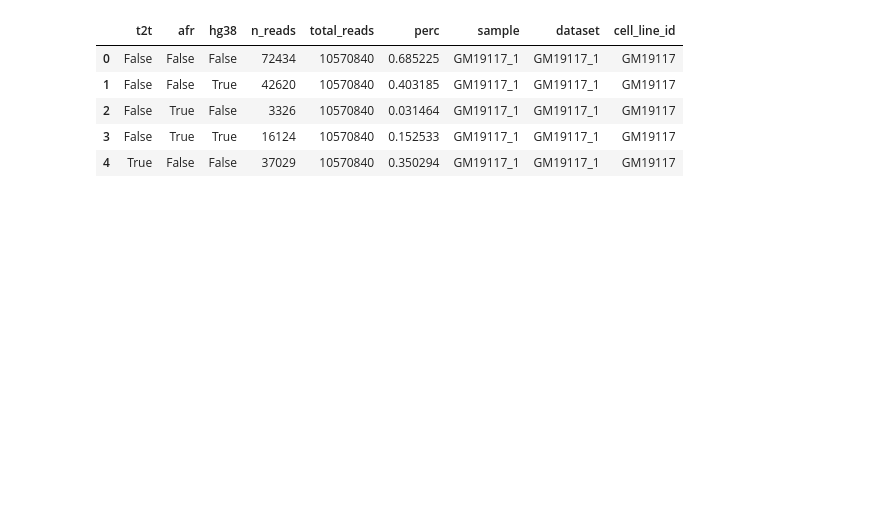
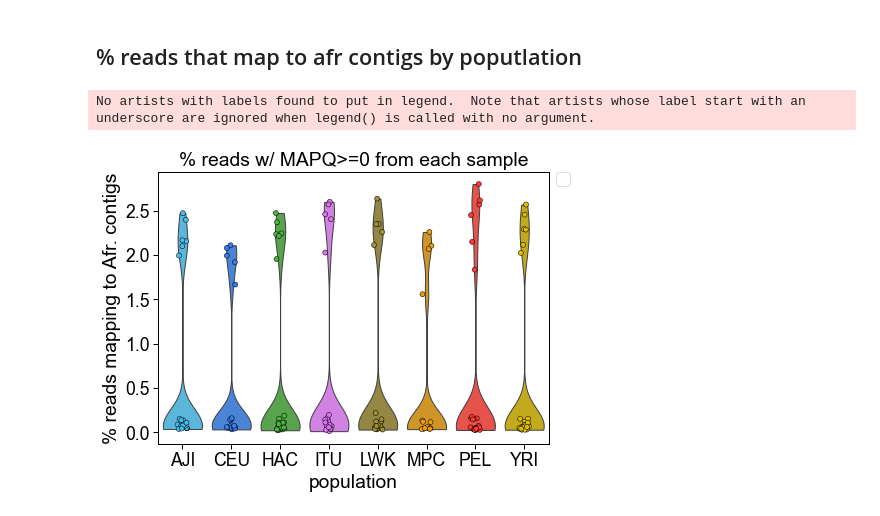
Before and after one commit to fairliereese/240903_pt, a Jupyter notebook: analysis/assembly_meta_comparison.ipynb, the cells around one changed output. Drawn from its saved outputs; the diff is of its cells as text; code cells hidden in the pictures; blank space fills up the shorter version.

```diff
--- a/analysis/assembly_meta_comparison.ipynb
+++ b/analysis/assembly_meta_comparison.ipynb
@@ -6,11 +30,54 @@ f = '../data/map/mapq_0_bool_summary.tsv'
 # %%
-df = pd.read_csv(f, sep='\t')
-df['cell_line_id'] = df.dataset.str.split('_', expand=True)[0]
-df.head()
+assemblies = ['hg38', 't2t', 'afr']
+c_dict, order = get_population_colors()
+meta = load_meta()
+meta.rename({'sample':'cell_line_id'}, axis=1, inplace=True)
-# %% [output]
-|  | t2t | afr | hg38 | n_reads | total_reads | perc | sample | dataset | cell_line_id |
-| 0 | False | False | False | 72434 | 10570840 | 0.685225 | GM19117_1 | GM19117_1 | GM19117 |
-| 1 | False | False | True | 42620 | 10570840 | 0.403185 | GM19117_1 | GM19117_1 | GM19117 |
-| 2 | False | True | False | 3326 | 10570840 | 0.031464 | GM19117_1 | GM19117_1 | GM19117 |
-| 3 | False | True | True | 16124 | 10570840 | 0.152533 | GM19117_1 | GM19117_1 | GM19117 |
-| 4 | True | False | False | 37029 | 10570840 | 0.350294 | GM19117_1 | GM19117_1 | GM19117 |
+# %% [markdown]
+## % reads that map to afr contigs by poputlation
+# %%
+def plot_thing(df, subset, thresh, how):
+    """
+    how = 'best' or 'any'
+    """
+
+    init_plot_settings(aspect='rectangle')
+    temp = df.copy(deep=True)
+    for key, value in subset.items():
+        temp = temp.loc[temp[key]==value]
+    # temp = df.loc[df.afr==True]
+    # ax = sns.violinplot(temp, y='', hue='population', x='population', palette=c_dict, order=order)
+    # ax = sns.stripplot(temp, y='perc', x='', hue='population', palette=c_dict, order=order)
+
+    sns.violinplot(x='population', y='perc', data=temp,
+                   bw=0.2, order=order, inner=None, cut=0,
+                   linewidth=1, scale='width', palette=c_dict)
+    sns.stripplot(x='population', y='perc', data=temp,
+                  jitter=True, order=order, palette=c_dict,
+                  edgecolor='k', linewidth=0.5)
+
+
+    ax = plt.gca()
+    if how == 'any':
+        title = f'% reads w/ MAPQ>={thresh} from each sample'
+        ylabel = '% reads mapping to Afr. contigs'
+    elif how == 'best':
+        title = f'% of reads w/ MAPQ>={thresh} and BEST mapping from each sample'
+        ylabel = '% reads mapping best to Afr. contigs'
+    ax.set(title=title, ylabel=ylabel)
+    plt.legend(bbox_to_anchor=(1.02, 1), loc='upper left', borderaxespad=0)
+
+    plt.show()
+# %%
+thresh = 0
+f = expand(proc_cfg(config['lr']['map']['mapq_tsv_summary'], od),
+           thresh=thresh)[0]
+df = pd.read_csv(f, sep='\t')
+df['cell_line_id'] = df.dataset.str.split('_', expand=True)[0]
+df = df.merge(meta[['population', 'cell_line_id']],
+              how='left', on='cell_line_id')
+df.head()
+
+plot_thing(df, {'afr':True}, thresh, how='any')
+# %% [output]
+No artists with labels found to put in legend.  Note that artists whose label start with an underscore are ignored when legend() is called with no argument.
+[figure, added]
```
Also changed, not shown: parts of 8 cells of this notebook, 1 other file.
